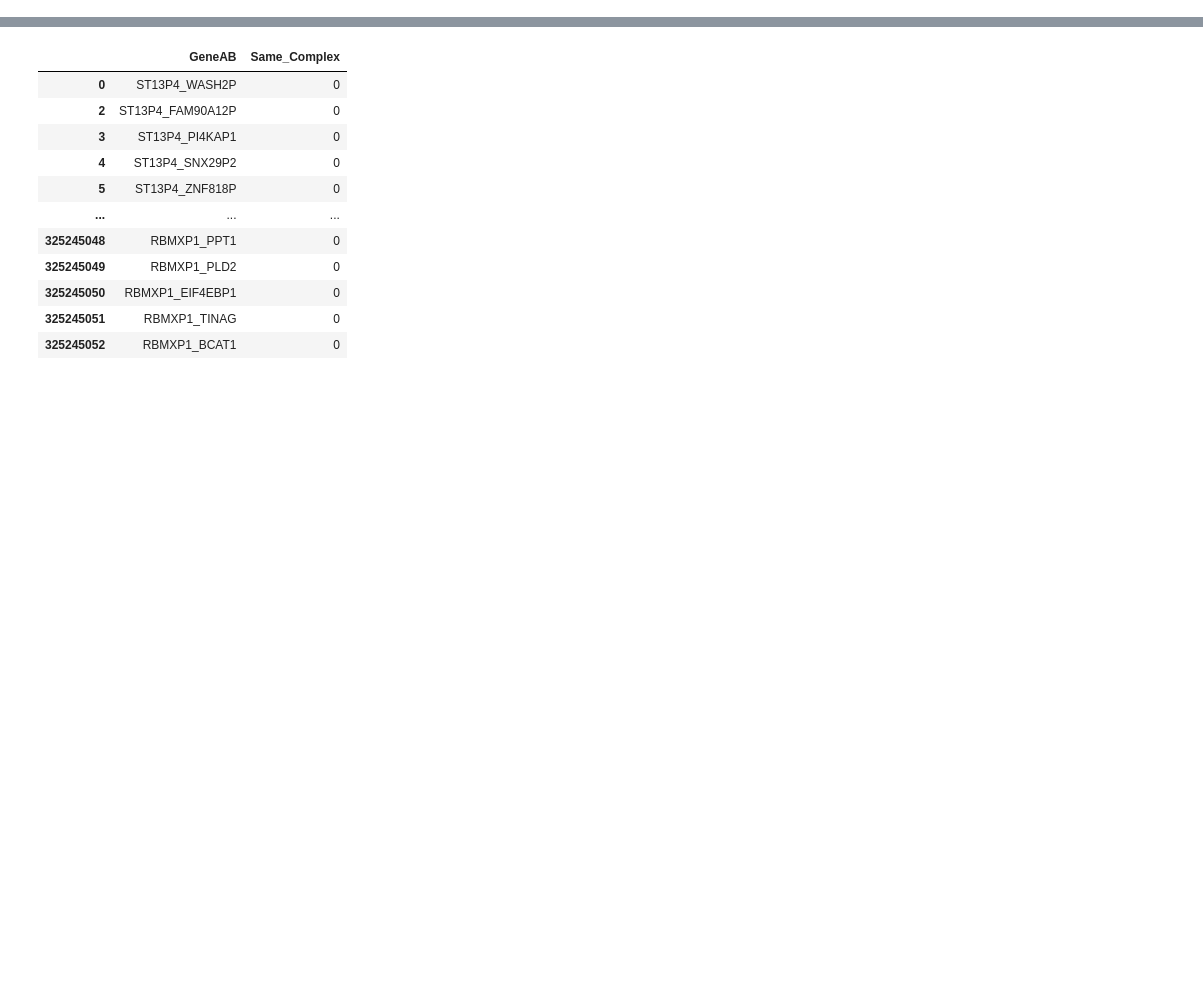
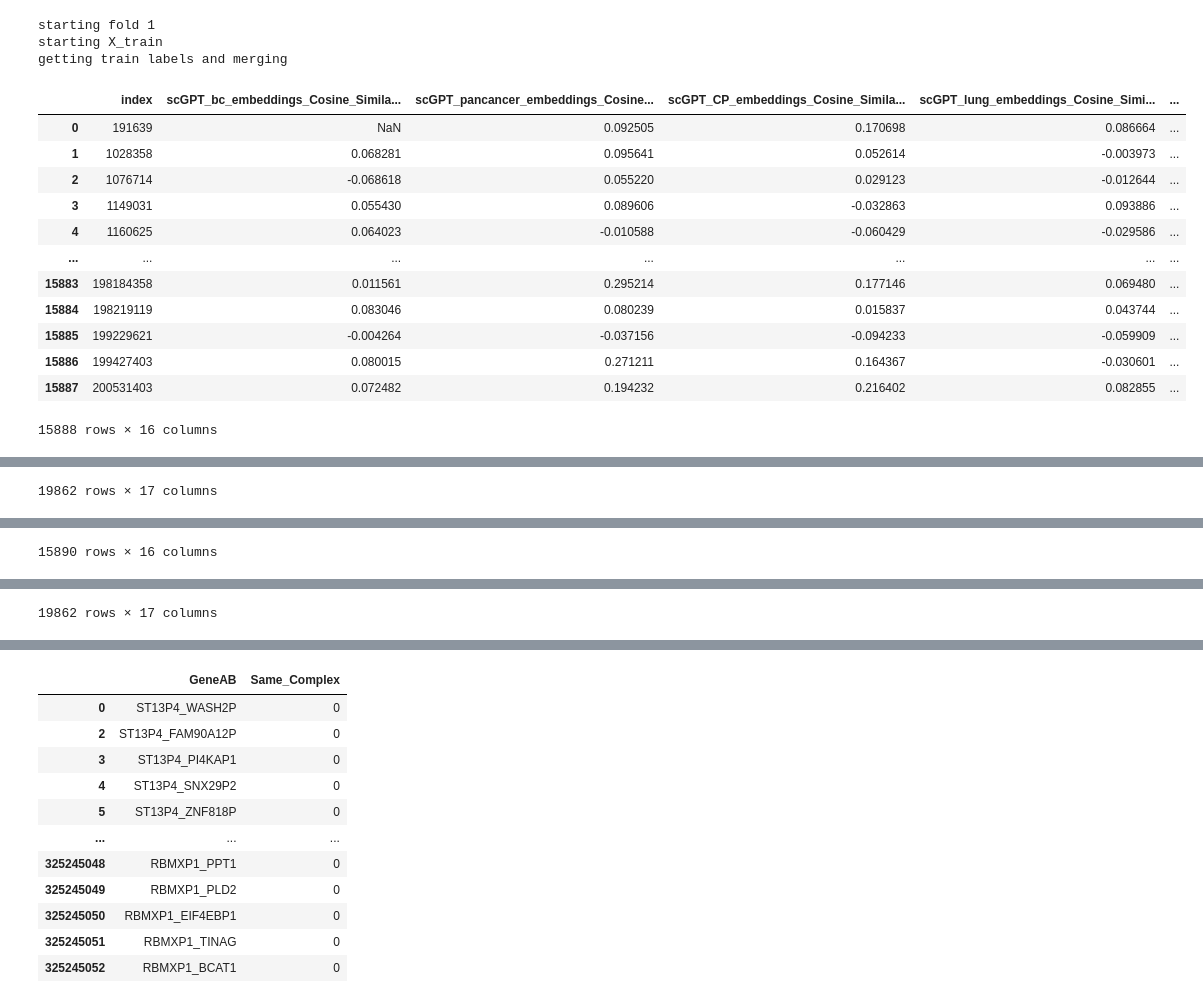
Before and after one commit to briannaflynn/gene_embedding_analysis, a Jupyter notebook: stratify_by_idx.ipynb, the cells around one changed output, grey strips where cells are left out. Cells and saved outputs as stored; diff of their text form; code cells hidden in the pictures; blank space fills up the shorter version.

```diff
--- a/stratify_by_idx.ipynb
+++ b/stratify_by_idx.ipynb
@@ -3,0 +191,2 @@ import pickle
+# %%
+all_labels = pd.read_pickle('all_labels_og_index.pkl')[['index', 'Same_Complex']].merge(allpairs_spearman[['index']], on = 'index')
@@ -3,0 +209,5 @@ import pickle
+# %%
+
+# Step 2: Get fold index lists
+balanced_fold_indices = stratified_cv_return_indices(all_labels)
+neg_fold_indices = stratified_cv_return_indices(all_labels, mode='full_neg_train')
@@ -3,0 +276,70 @@ import pickle
+# %%
+scgpt = ['/home/ubuntu/scgpt_split_outputs/'+f for f in os.listdir('/home/ubuntu/scgpt_split_outputs') if f.endswith('similarity_only.pkl')]
+gf = ['/home/ubuntu/gf_split_outputs/'+f for f in os.listdir('/home/ubuntu/gf_split_outputs') if f.endswith('similarity_only.pkl')]
+
+test_list = scgpt + gf
+test_list.append('/home/ubuntu/allpairs_spearman_correlation.pkl')
+# %%
+train_idx, test_idx = balanced_fold_indices[0]
+train_idx, test_idx = neg_fold_indices[0]
+# %%
+for i in range(5):
+
+    fold_id = str(i+1)
+
+    print(f"starting fold {fold_id}")
+
+    train_idx, test_idx = balanced_fold_indices[i]
+    print("starting X_train")
+    X_train = load_features_by_index(test_list, train_idx)
+    X_train = X_train.reset_index()
+    print("getting train labels and merging")
+    y_train = all_labels[all_labels['index'].isin(train_idx)]
+    X_y_train = X_train.merge(y_train, on = 'index')
+
+    display(X_y_train)
+
+    print("starting X_test")
+    X_test = load_features_by_index(test_list, test_idx)
+    X_test = X_test.reset_index()
+    print("getting test labels and merging")
+    y_test = all_labels[all_labels['index'].isin(test_idx)]
+    X_y_test = X_test.merge(y_test, on = 'index')
+
+    print("splitting data to check if the means are shifted where expected for scGPT_pancancer_embeddings_Cosine_Similarity")
+    X_y_train_0 = X_y_train[X_y_train['Same_Complex']==0]
+    X_y_train_1 = X_y_train[X_y_train['Same_Complex']==1]
+
+    # check that the means are shifted
+    print(X_y_train_0['scGPT_pancancer_embeddings_Cosine_Similarity'].mean(), X_y_train_1['scGPT_pancancer_embeddings_Cosine_Similarity'].mean())
+
+    X_y_train['Test'] = False
+    X_y_test['Test'] = True
+
+    print("concatenating training and test")
+    data = pd.concat([X_y_train, X_y_test])
+    data.rename(columns={'index':'global_index'}, inplace=True)
+    display(data)
+
+    print("checking dropout")
+    print(data.dropna().shape)
+
+    print(f"exporting fold {fold_id} to csv")
+    data.to_csv(f'balanced_fold_{fold_id}.csv')
+# %% [output]
+starting fold 1
+starting X_train
+getting train labels and merging
+|  | index | scGPT_bc_embeddings_Cosine_Simila... | scGPT_pancancer_embeddings_Cosine... | scGPT_CP_embeddings_Cosine_Simila... | scGPT_lung_embeddings_Cosine_Simi... | ... |
+| 0 | 191639 | NaN | 0.092505 | 0.170698 | 0.086664 | ... |
+| 1 | 1028358 | 0.068281 | 0.095641 | 0.052614 | -0.003973 | ... |
+| 2 | 1076714 | -0.068618 | 0.055220 | 0.029123 | -0.012644 | ... |
+| 3 | 1149031 | 0.055430 | 0.089606 | -0.032863 | 0.093886 | ... |
+| 4 | 1160625 | 0.064023 | -0.010588 | -0.060429 | -0.029586 | ... |
+| ... | ... | ... | ... | ... | ... | ... |
+| 15883 | 198184358 | 0.011561 | 0.295214 | 0.177146 | 0.069480 | ... |
+| 15884 | 198219119 | 0.083046 | 0.080239 | 0.015837 | 0.043744 | ... |
+| 15885 | 199229621 | -0.004264 | -0.037156 | -0.094233 | -0.059909 | ... |
+| 15886 | 199427403 | 0.080015 | 0.271211 | 0.164367 | -0.030601 | ... |
+| 15887 | 200531403 | 0.072482 | 0.194232 | 0.216402 | 0.082855 | ... |
+15888 rows × 16 columns
@@ -3,0 +363 @@ import pickle
+19862 rows × 17 columns
@@ -3,0 +382 @@ import pickle
+15890 rows × 16 columns
@@ -3,0 +400 @@ import pickle
+19862 rows × 17 columns
```
Also changed, not shown: parts of 57 cells of this notebook, 20 other files.
